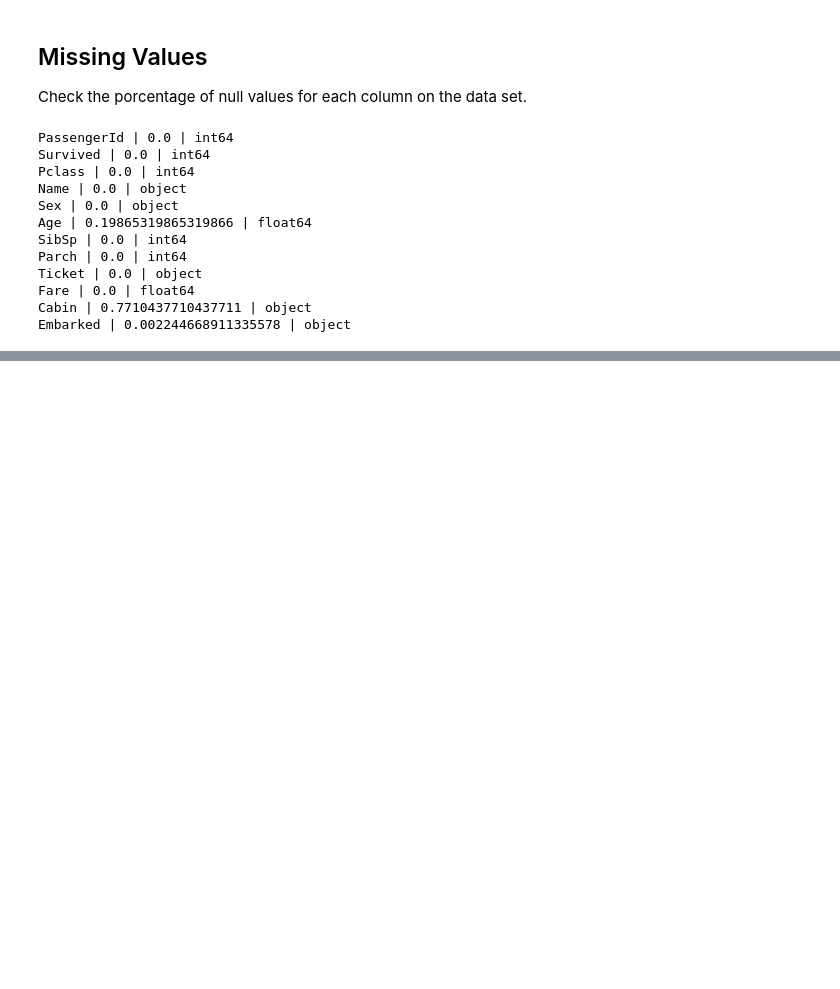
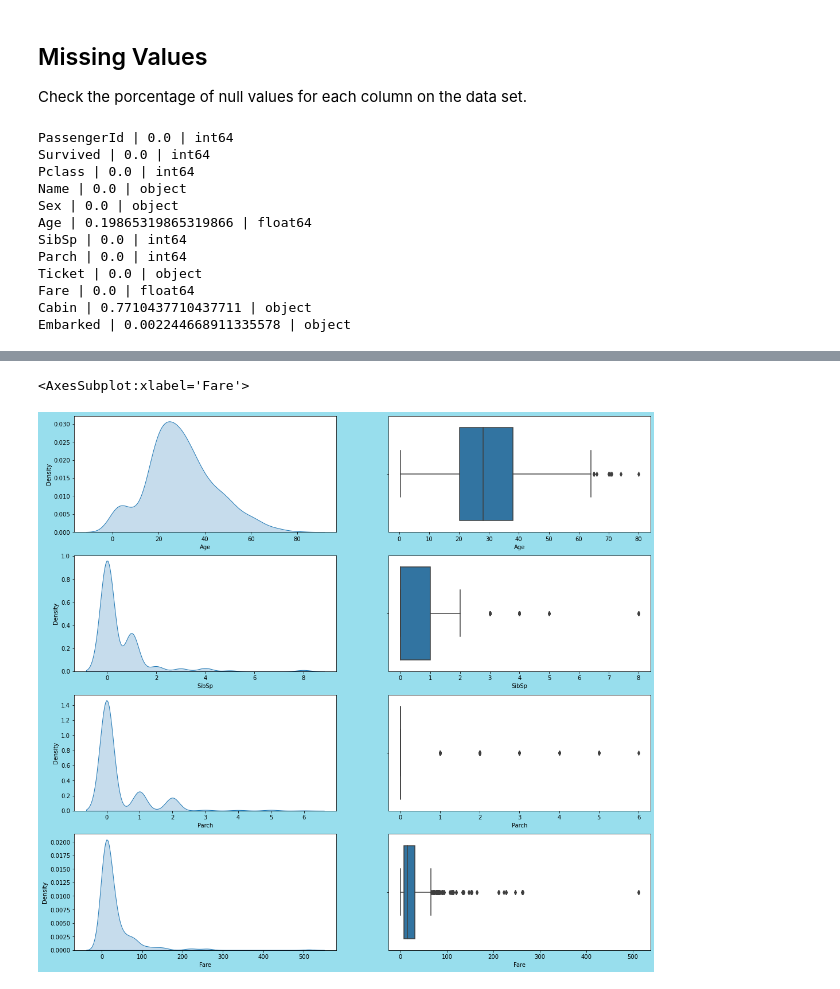
Before and after one commit to Jorgelmh/titanic-data-analysis, a Jupyter notebook: Exploratory Data Analysis.ipynb, the cells around one changed output, grey strips where cells are left out. Saved outputs shown, nothing was run; the diff lists cells and outputs as text; code cells hidden in the pictures; blank space fills up the shorter version.

```diff
--- a/Exploratory Data Analysis.ipynb
+++ b/Exploratory Data Analysis.ipynb
@@ -183,0 +145,33 @@ data_set.Fare.plot.kde()
+# %%
+fig = plt.figure(figsize=(18, 35))
+
+gs = fig.add_gridspec(8,2)
+fig.set_facecolor(background)
+
+ax0 = fig.add_subplot(gs[0,0])
+ax1 = fig.add_subplot(gs[0,1])
+ax2 = fig.add_subplot(gs[1,0])
+ax3 = fig.add_subplot(gs[1,1])
+ax4 = fig.add_subplot(gs[2,0])
+ax5 = fig.add_subplot(gs[2,1])
+ax6 = fig.add_subplot(gs[3,0])
+ax7 = fig.add_subplot(gs[3,1])
+
+# Age plots
+sns.kdeplot(ax=ax0, data=df, x='Age', fill=True, palette=palette)
+sns.boxplot(ax=ax1, data=df, x='Age')
+
+# SibSp plots
+sns.kdeplot(ax=ax2, data=df, x='SibSp', fill=True, palette=palette)
+sns.boxplot(ax=ax3, data=df, x='SibSp')
+
+# Parch plots
+sns.kdeplot(ax=ax4, data=df, x='Parch', fill=True, palette=palette)
+sns.boxplot(ax=ax5, data=df, x='Parch')
+
+# Fare plots
+sns.kdeplot(ax=ax6, data=df, x='Fare', fill=True, palette=palette)
+sns.boxplot(ax=ax7, data=df, x='Fare')
+# %% [output]
+<AxesSubplot:xlabel='Fare'>
+[figure, added]
```
Also changed, not shown: parts of 26 cells of this notebook, 4 other files.
